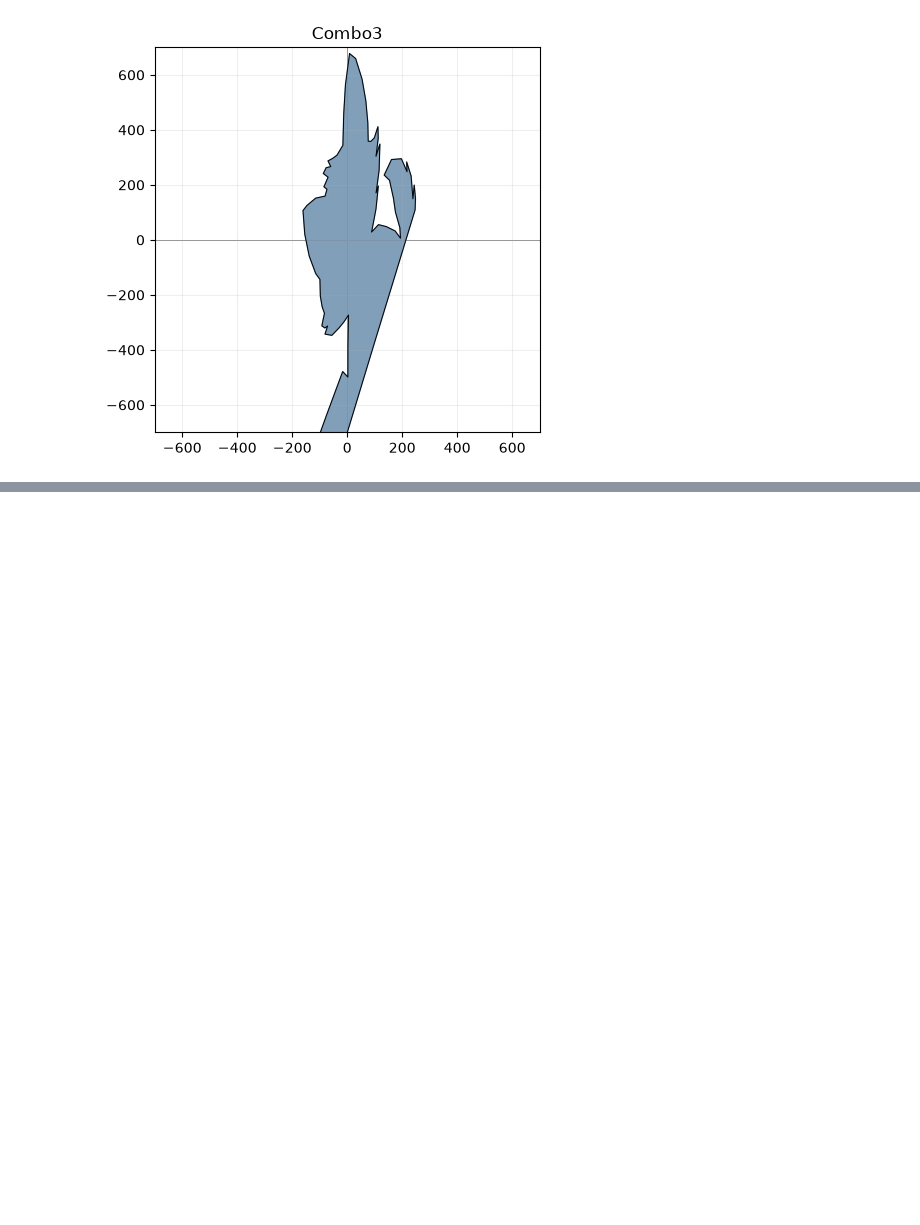
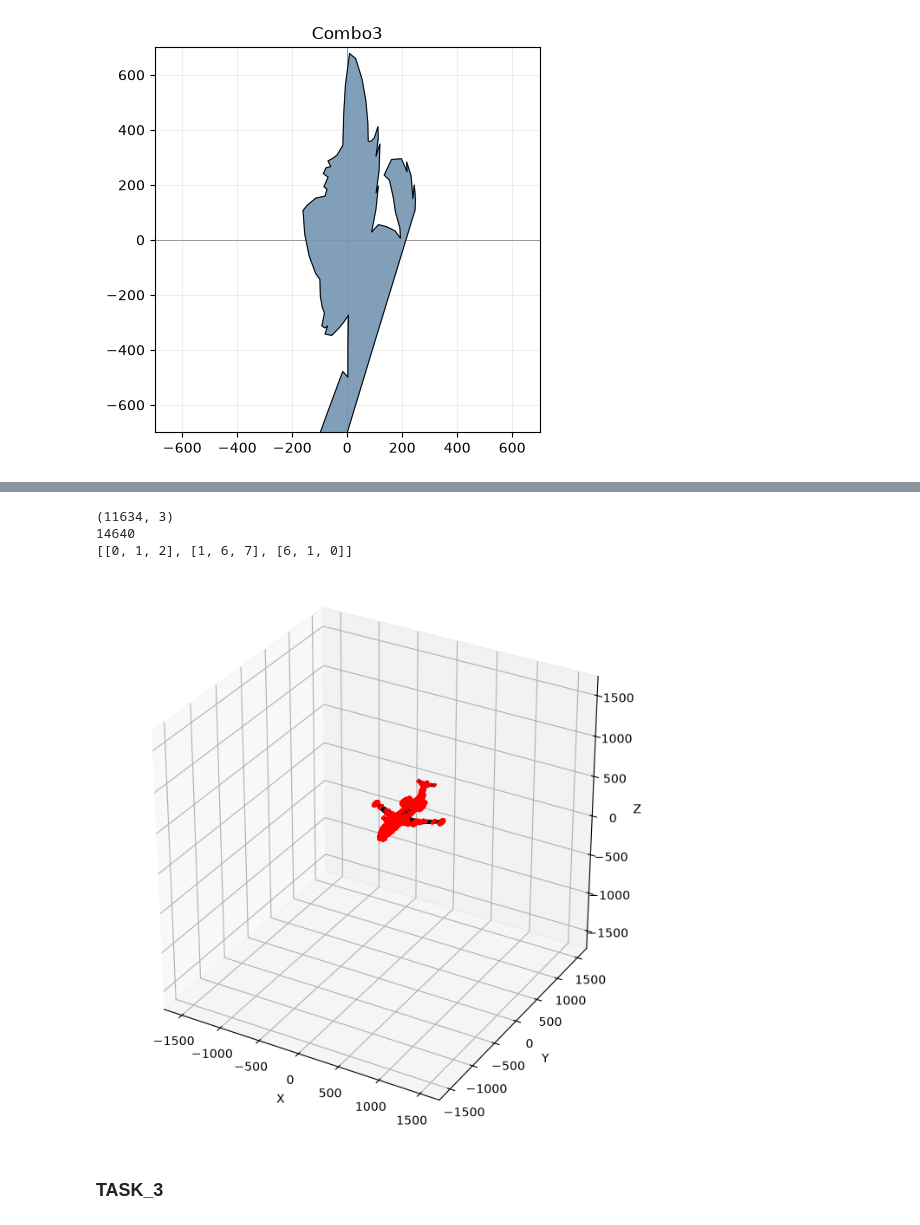
Before and after one commit to CPTshkarpetka/ALA_Lab1, a Jupyter notebook: lab1.ipynb, the cells around one changed output, grey strips where cells are left out. Cells and saved outputs as stored; diff of their text form; code cells hidden in the pictures; blank space fills up the shorter version.

```diff
--- a/lab1.ipynb
+++ b/lab1.ipynb
@@ -174,0 +235,40 @@ plt.show()
+# %%
+vertices, faces = read_off("D:/uni/applied-linear-algebra/ALA_Lab1/datasets/balraj98/modelnet40-princeton-3d-object-dataset/versions/1/ModelNet40/airplane/test/airplane_0627.off")
+print(vertices.shape)    # (n, 3)
+print(len(faces))
+print(faces[:3])
+# %% [output]
+(11634, 3)
+14640
+[[0, 1, 2], [1, 6, 7], [6, 1, 0]]
+# %%
+from mpl_toolkits.mplot3d.art3d import Poly3DCollection
+
+def plot_off(vertices, faces, lim=1000):
+    fig = plt.figure(figsize=(8, 8))
+    ax = fig.add_subplot(111, projection='3d')
+
+    # Полігональна сітка з граней
+    mesh = Poly3DCollection([vertices[face] for face in faces],
+                            alpha=0.3, edgecolor='k')
+    ax.add_collection3d(mesh)
+
+    # Вершини як червоні точки
+    ax.scatter(vertices[:, 0], vertices[:, 1], vertices[:, 2], s=2, c='r')
+
+    ax.set_xlabel("X")
+    ax.set_ylabel("Y")
+    ax.set_zlabel("Z")
+
+    lim = np.abs(vertices).max() * 1.6
+    ax.set_xlim(-lim, lim)
+    ax.set_ylim(-lim, lim)
+    ax.set_zlim(-lim, lim)
+    ax.set_box_aspect([1, 1, 1])
+    plt.show()
+
+plot_off(vertices, faces)
+# %% [output]
+[figure, added]
+# %% [markdown]
+### TASK_3
```
Also changed, not shown: parts of 17 cells of this notebook.
